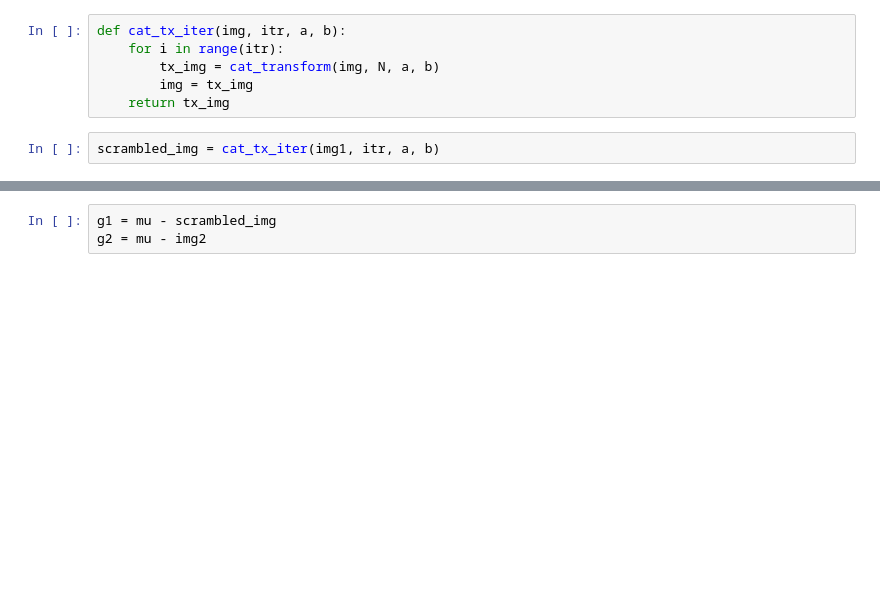
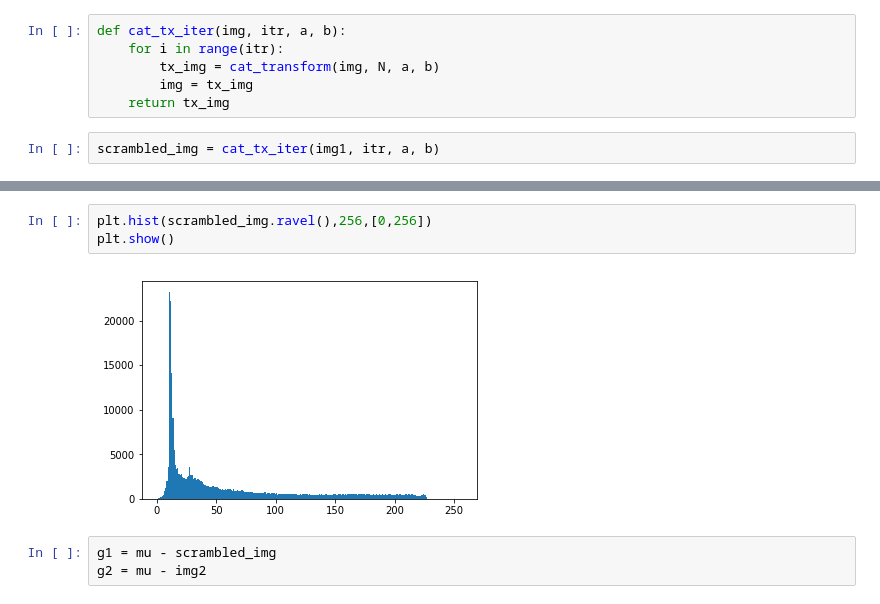
Before and after one commit to BiprarshiD/Image-Encryption-Using-the-Image-Steganography-Concept-and-PLIP-Model, a Jupyter notebook: Image Steganography.ipynb, the cells around one changed output, grey strips where cells are left out. Drawn from its saved outputs; the diff is of its cells as text; blank space fills up the shorter version.

```diff
--- a/Image Steganography.ipynb
+++ b/Image Steganography.ipynb
@@ -59,3 +69,8 @@ plt.imshow(scrambled_img, cmap='gray')
+# %%
+plt.hist(scrambled_img.ravel(),256,[0,256])
+plt.show()
+# %% [output]
+[figure, added]
 # %%
 g1 = mu - scrambled_img
 g2 = mu - img2
```
Also changed, not shown: parts of 13 cells of this notebook.
